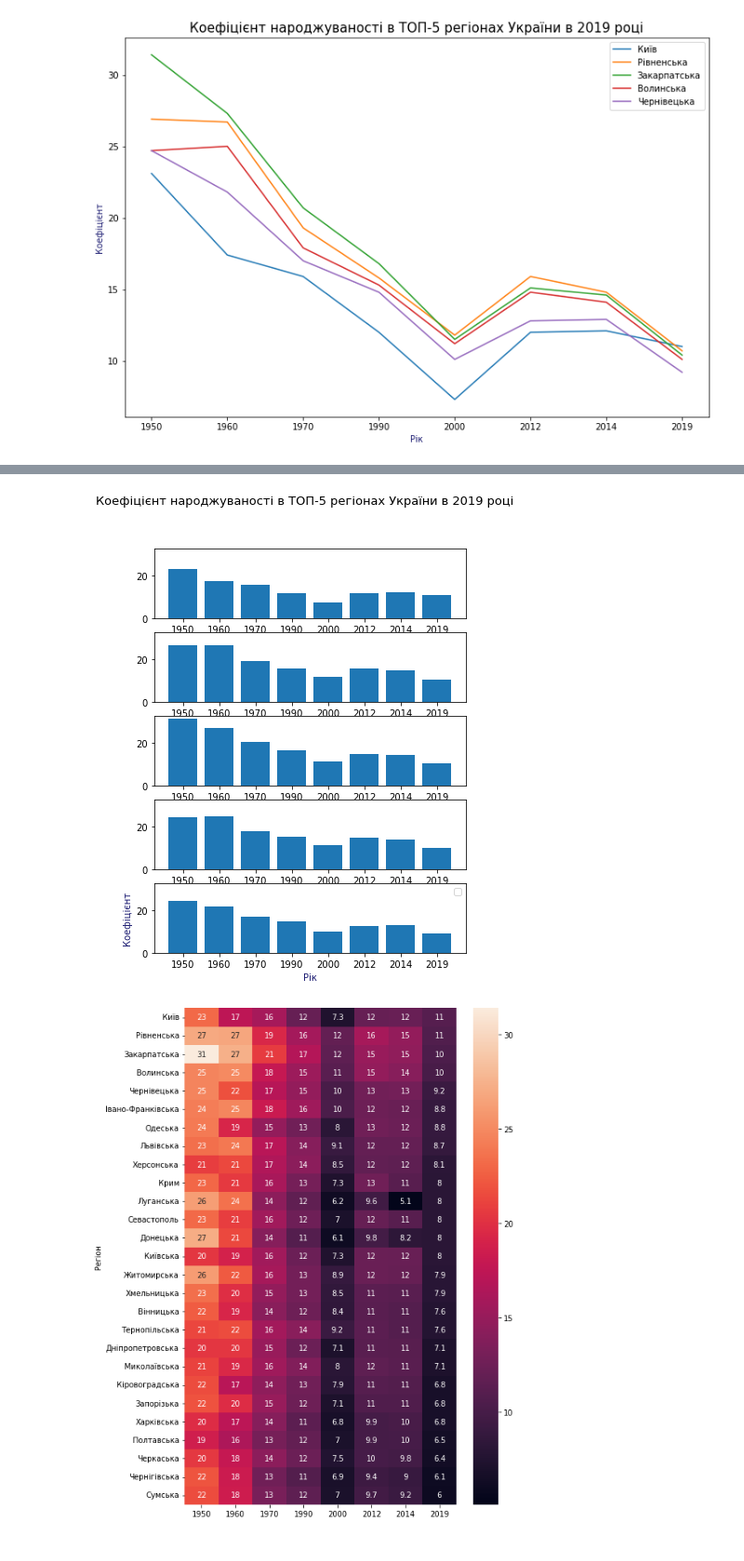
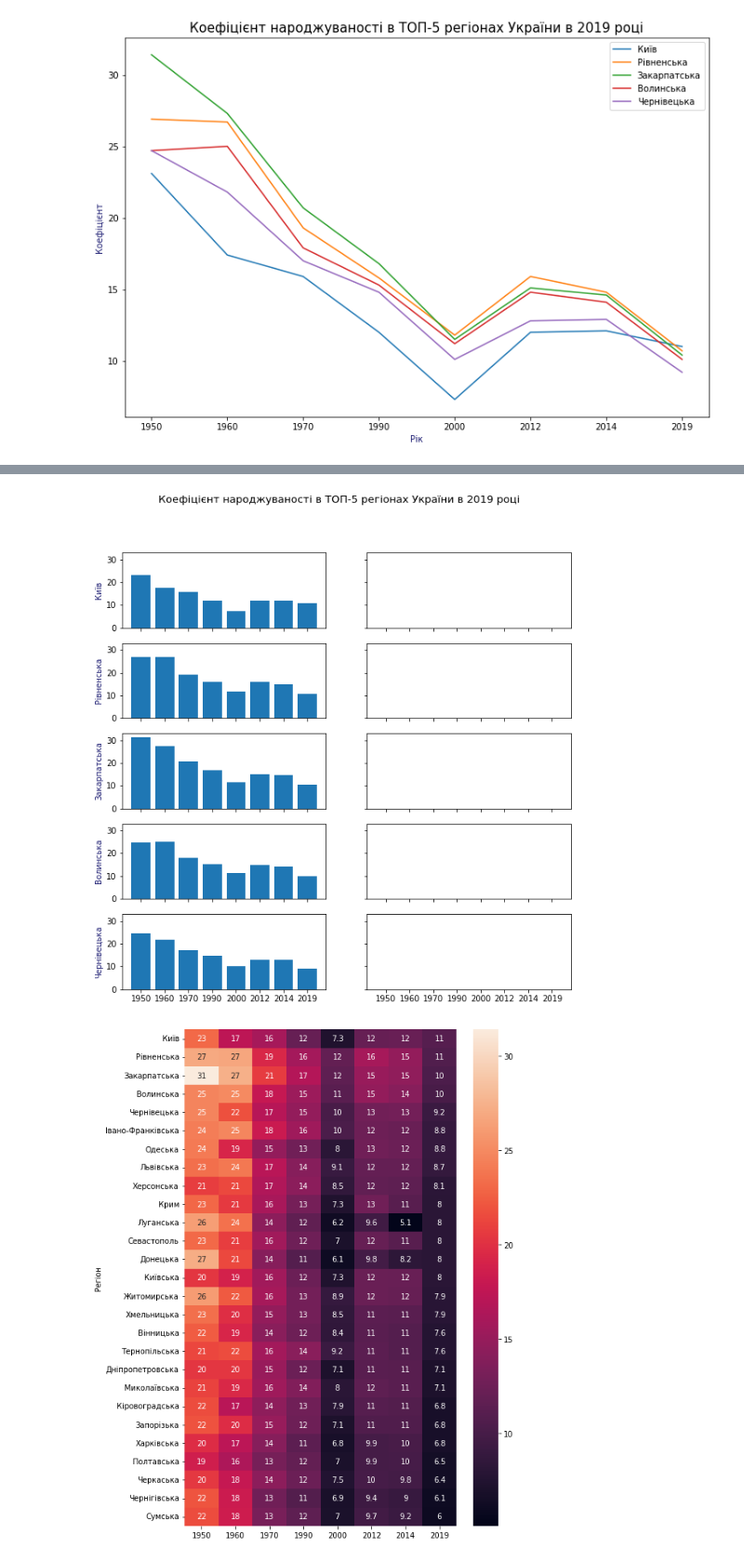
Before and after one commit to PavelStelmakhV/hw303-data-visualization, a Jupyter notebook: Hw2.1.ipynb, the cells around one changed output, grey strips where cells are left out. Shown: that part at 93% size. Cells and saved outputs as stored; diff of their text form; code cells hidden in the pictures.

```diff
--- a/Hw2.1.ipynb
+++ b/Hw2.1.ipynb
@@ -135,18 +135,10 @@ plt.show()
 # %% [output]
 [figure]
 # %%
-fig, axs = plt.subplots(5, figsize=(6, 8), sharey=True)
-# list1 = new_df.columns.tolist()[1:]
-# list2 = new_df.iloc[0].tolist()[1:]
-# list3 = new_df.iloc[1].tolist()[1:]
-# print(list1)
-# print(list2)
-# print(list3)
+fig, axs = plt.subplots(5, 2, figsize=(10, 10), sharey=True, sharex=True)
 for row in range(5):
-  axs[row].bar(new_df.columns.tolist()[1:], new_df.iloc[row].tolist()[1:])
-plt.xlabel('Рік', fontsize='medium', color='midnightblue')
-plt.ylabel('Коефіцієнт', fontsize='medium', color='midnightblue')
+  axs[row, 0].bar(new_df.columns.tolist()[1:], new_df.iloc[row].tolist()[1:])
+  axs[row, 0].set_ylabel(new_df.iloc[row]['Регіон'], fontsize='medium', color='midnightblue')
 fig.suptitle('Коефіцієнт народжуваності в ТОП-5 регіонах України в 2019 році', fontsize=13)
-plt.legend()
 plt.show()
 # %% [output]
@@ -154,4 +145,4 @@ WARNING:matplotlib.legend:No artists with labels found to put in legend.  Note t
-[figure, old version]
+[figure, new version]
 # %%
 import seaborn as sns
 plt.figure(figsize=(8, 12))
```
Also changed, not shown: parts of 1 cell of this notebook.
